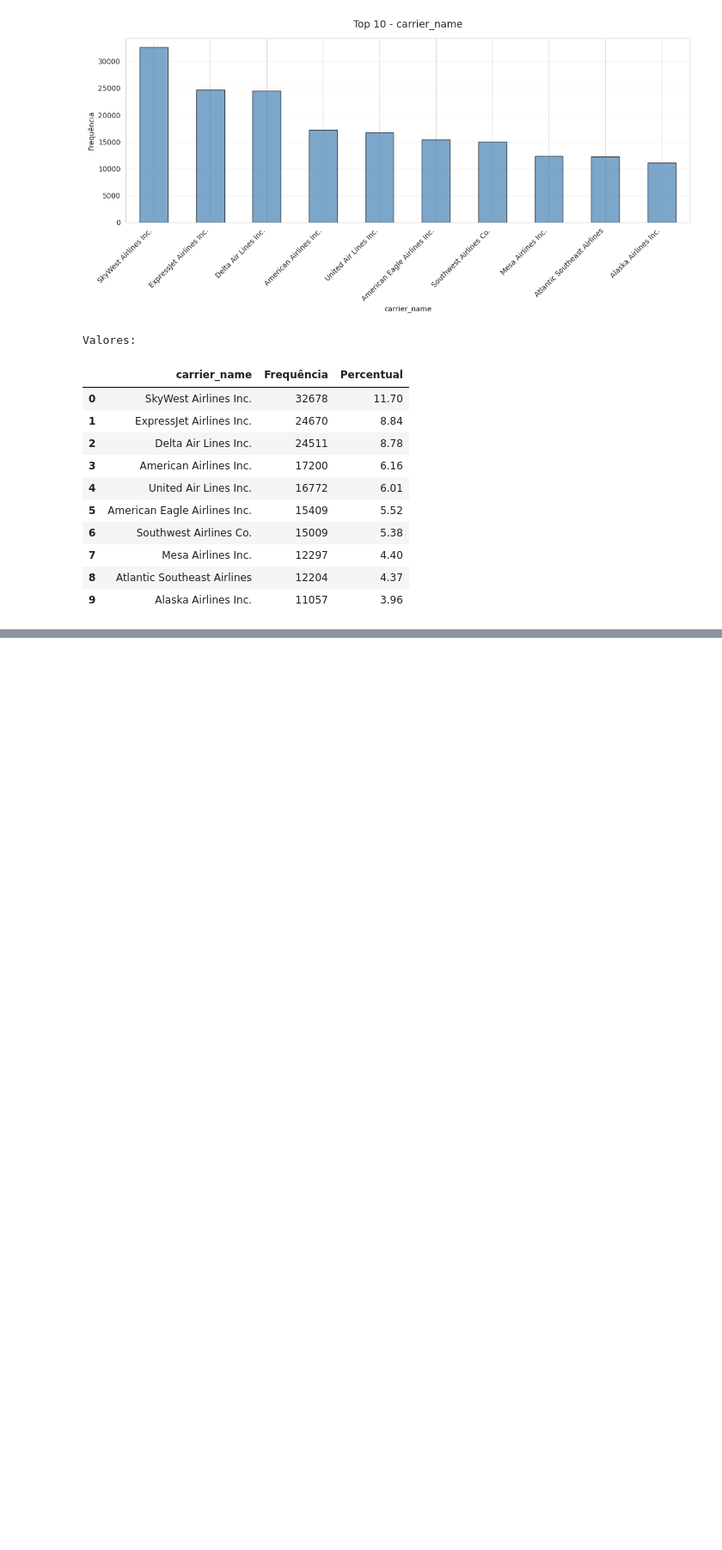
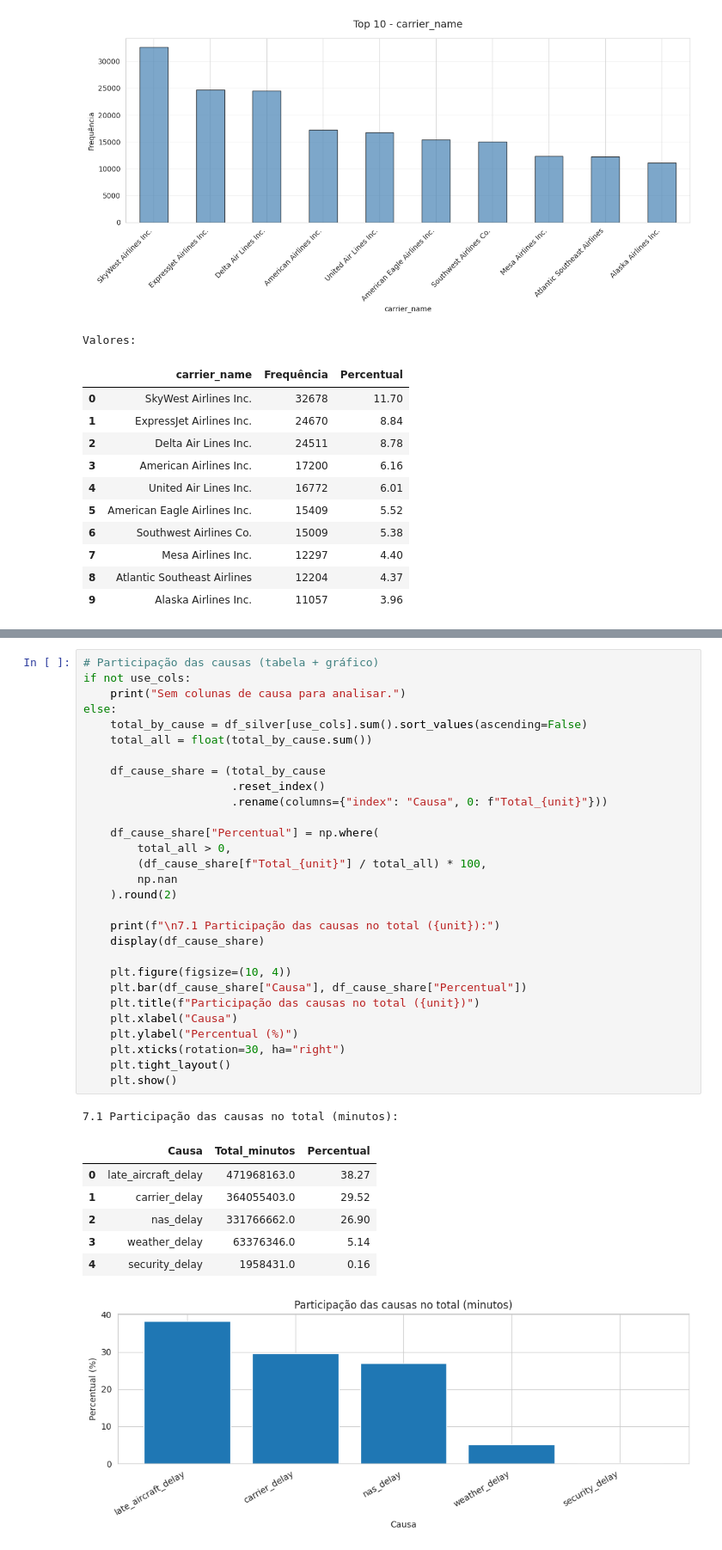
Before and after one commit to joseandre25/airline-delay-causes-vizualization, a Jupyter notebook: Data Layer/silver/analytcs.ipynb, the cells around one changed output, grey strips where cells are left out. Shown at 86% size. Drawn from its saved outputs; the diff is of its cells as text; blank space fills up the shorter version.

```diff
--- a/Data Layer/silver/analytcs.ipynb
+++ b/Data Layer/silver/analytcs.ipynb
@@ -389,0 +980,38 @@ Este notebook serve como base inicial para a análise. Os próximos passos recom
+# %%
+# Participação das causas (tabela + gráfico)
+if not use_cols:
+    print("Sem colunas de causa para analisar.")
+else:
+    total_by_cause = df_silver[use_cols].sum().sort_values(ascending=False)
+    total_all = float(total_by_cause.sum())
+
+    df_cause_share = (total_by_cause
+                      .reset_index()
+                      .rename(columns={"index": "Causa", 0: f"Total_{unit}"}))
+
+    df_cause_share["Percentual"] = np.where(
+        total_all > 0,
+        (df_cause_share[f"Total_{unit}"] / total_all) * 100,
+        np.nan
+    ).round(2)
+
+    print(f"\n7.1 Participação das causas no total ({unit}):")
+    display(df_cause_share)
+
+    plt.figure(figsize=(10, 4))
+    plt.bar(df_cause_share["Causa"], df_cause_share["Percentual"])
+    plt.title(f"Participação das causas no total ({unit})")
+    plt.xlabel("Causa")
+    plt.ylabel("Percentual (%)")
+    plt.xticks(rotation=30, ha="right")
+    plt.tight_layout()
+    plt.show()
+# %% [output]
+7.1 Participação das causas no total (minutos):
+|  | Causa | Total_minutos | Percentual |
+| 0 | late_aircraft_delay | 471968163.0 | 38.27 |
+| 1 | carrier_delay | 364055403.0 | 29.52 |
+| 2 | nas_delay | 331766662.0 | 26.90 |
+| 3 | weather_delay | 63376346.0 | 5.14 |
+| 4 | security_delay | 1958431.0 | 0.16 |
+[figure, added]
```
Also changed, not shown: parts of 19 cells of this notebook.
